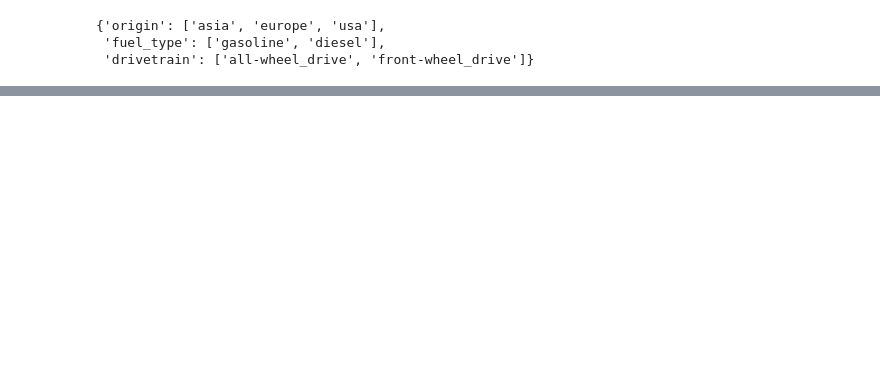
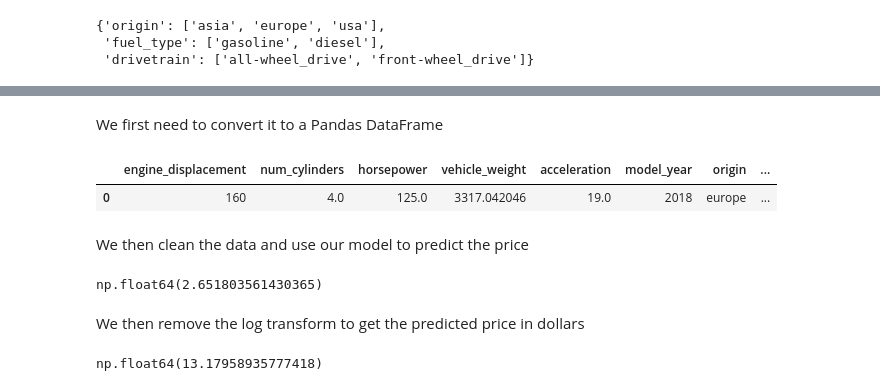
Before and after one commit to Shuayb1/machine-learning-zoomcamp-homework, a Jupyter notebook: 02-regression/homework.ipynb, the cells around one changed output, grey strips where cells are left out. Saved outputs shown, nothing was run; the diff lists cells and outputs as text; code cells hidden in the pictures; blank space fills up the shorter version.

```diff
--- a/02-regression/homework.ipynb
+++ b/02-regression/homework.ipynb
@@ -701,0 +1004,3 @@ w0, w = train_linear_regression(X_train, y_train)
+# %%
+engine = df_test.iloc[20].to_dict()
+engine
@@ -701,0 +1018,10 @@ w0, w = train_linear_regression(X_train, y_train)
+# %% [markdown]
+We first need to convert it to a Pandas DataFrame
+# %%
+df_small = pd.DataFrame([engine])
+df_small
+# %% [output]
+|  | engine_displacement | num_cylinders | horsepower | vehicle_weight | acceleration | model_year | origin | ... |
+| 0 | 160 | 4.0 | 125.0 | 3317.042046 | 19.0 | 2018 | europe | ... |
+# %% [markdown]
+We then clean the data and use our model to predict the price
@@ -701,0 +1030,13 @@ w0, w = train_linear_regression(X_train, y_train)
+# %%
+y_pred = w0 + X_small.dot(w)
+y_pred = y_pred[0]
+y_pred
+# %% [output]
+np.float64(2.651803561430365)
+# %% [markdown]
+We then remove the log transform to get the predicted price in dollars
+# %%
+prediction = np.expm1(y_pred)
+prediction
+# %% [output]
+np.float64(13.17958935777418)
```
Also changed, not shown: parts of 61 cells of this notebook.
